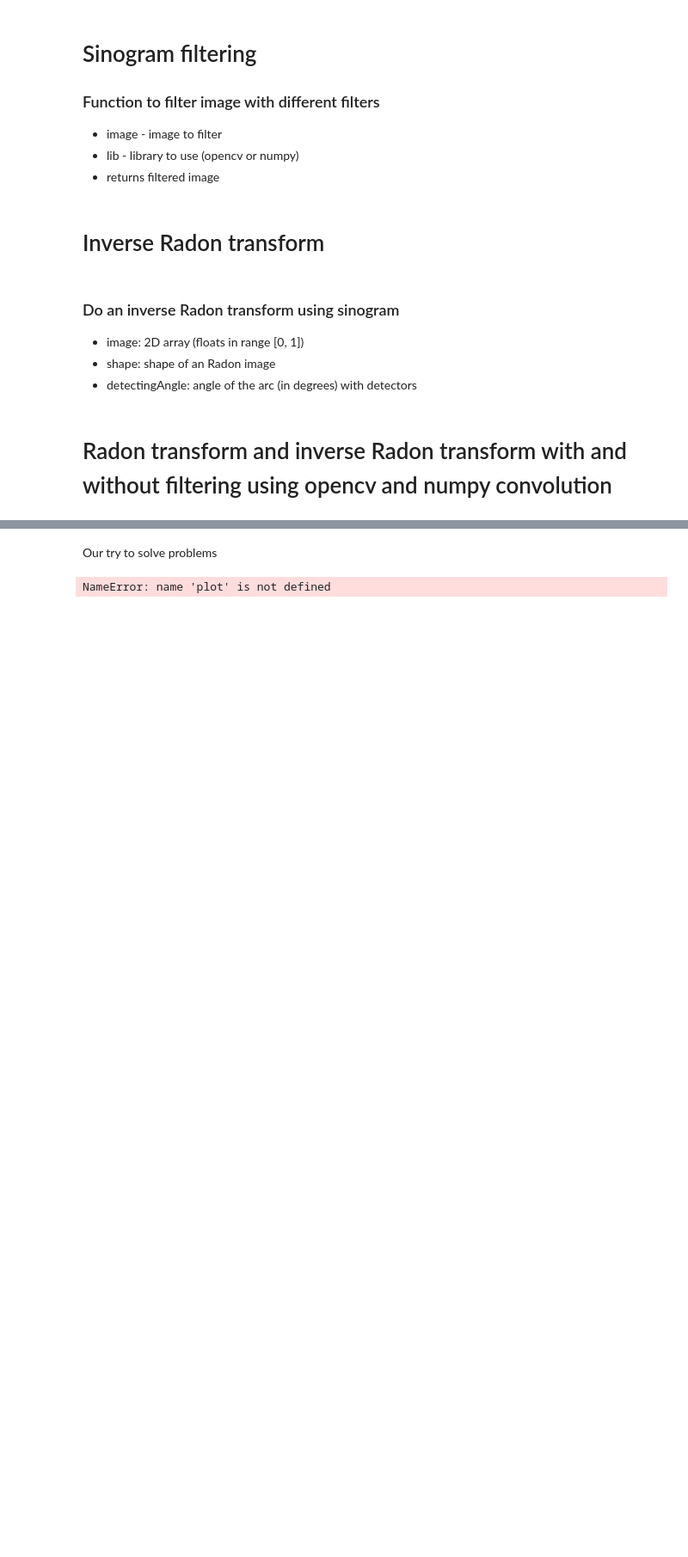
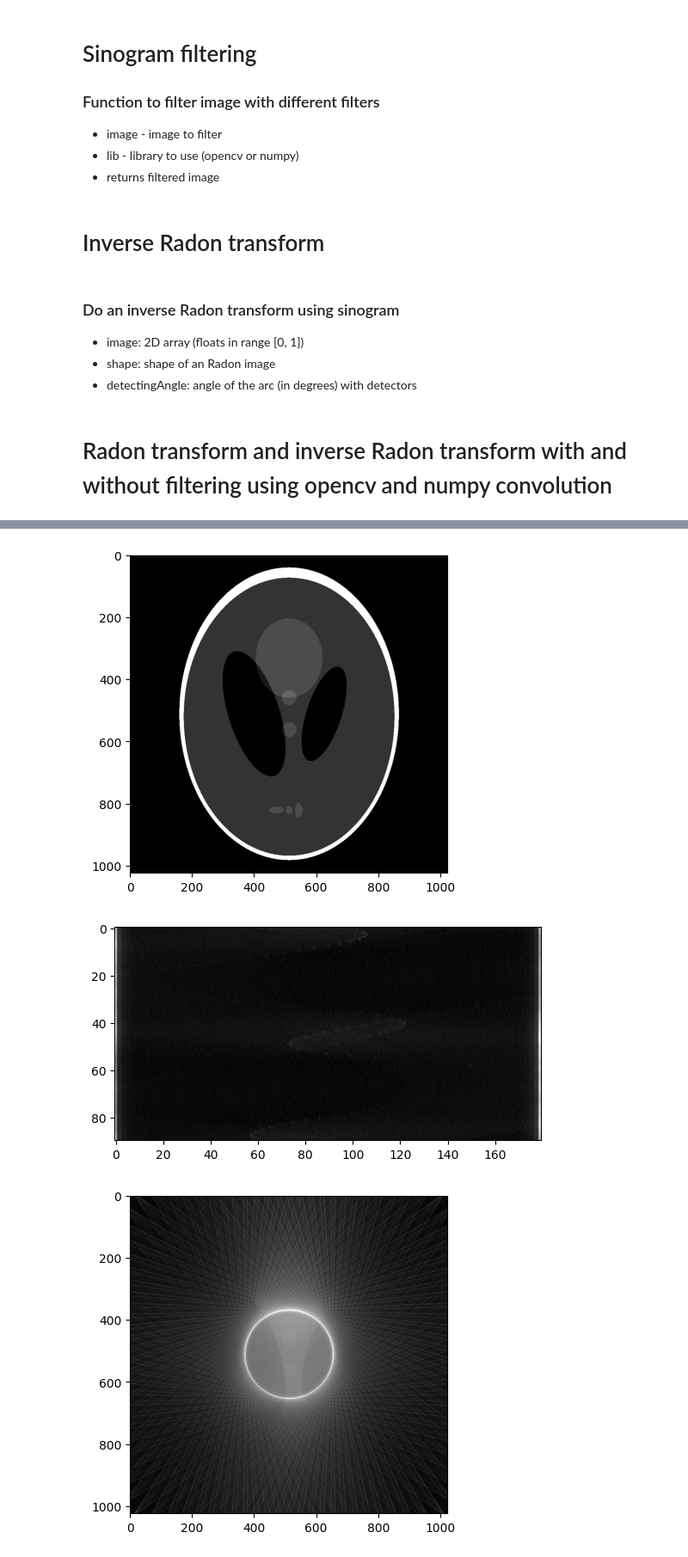
Before and after one commit to HelenaMaslowska/Tomograph, a Jupyter notebook: tk.ipynb, the cells around one changed output, grey strips where cells are left out. Shown at 86% size. Cells and saved outputs as stored; diff of their text form; code cells hidden in the pictures; blank space fills up the shorter version.

```diff
--- a/tk.ipynb
+++ b/tk.ipynb
@@ -293,30 +308,16 @@ Patient's name:         Jan Kowalski
 Patient's ID:           47783567359
 Patient's birth date:   2005-05-06
 Image comments:         Everything ok
-# %% [markdown]
-Our try to solve problems
-# %%
-import math
-
-#coords = np.array(image.shape[0], image.shape[1]) #1-400 array
-#x, y = image.shape[0], image.shape[1]
-def nk():
-	n = 90 							# not sure
-	r = 200 						# not sure
-	plot = [[],[]]
-	for alpha in range(90, 181):
-		radiansAlpha = math.radians(alpha)
-		xE = r * math.cos(radiansAlpha)
-		yE = r * math.sin(radiansAlpha)
-		for i in range(n):
-			fi = 90/n  				# not sure
-			xD = r * math.cos(radiansAlpha + math.pi + fi/2 + i*fi/(n-1))
-			yD = r * math.sin(radiansAlpha + math.pi + fi/2 + i*fi/(n-1))
-		plot[0].append(xE)
-		plot[1].append(yE)
-	plt.plot(plot, color="gray")
-	plt.show()
-print(plot)
-showImage(plot)
-# %% [output]
-NameError: name 'plot' is not defined
+# %%
+image = loadImage('images/Shepp_logan.jpg')
+showImage(image)
+radonImage = radonTransform(image)
+radonImage = filtering(radonImage)
+showImage(radonImage)
+invRadonTransform = inverseRadonTransform(radonImage, image.shape)
+invRadonTransform = normalizePostTransform(invRadonTransform)
+showImage(invRadonTransform)
+# %% [output]
+[figure, added]
+[figure, added]
+[figure, added]
```
Also changed, not shown: parts of 8 cells of this notebook.
